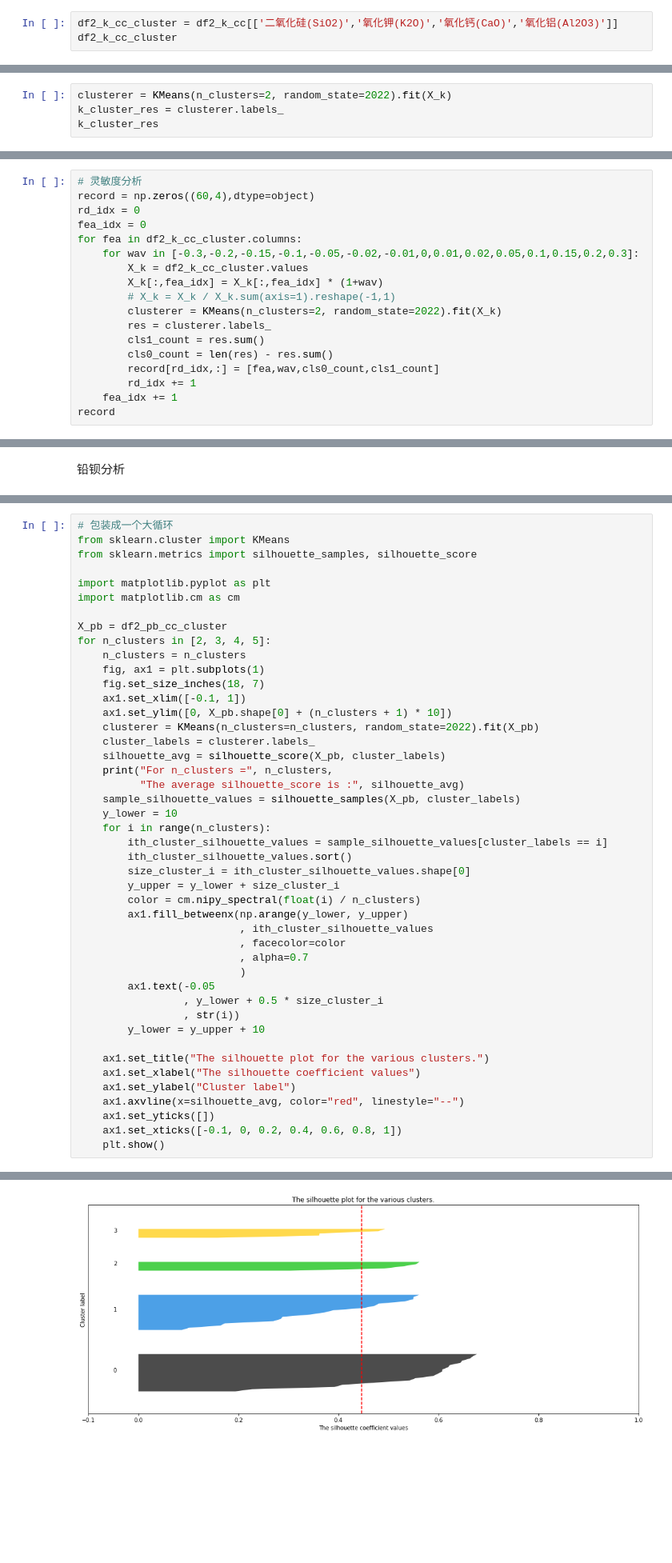
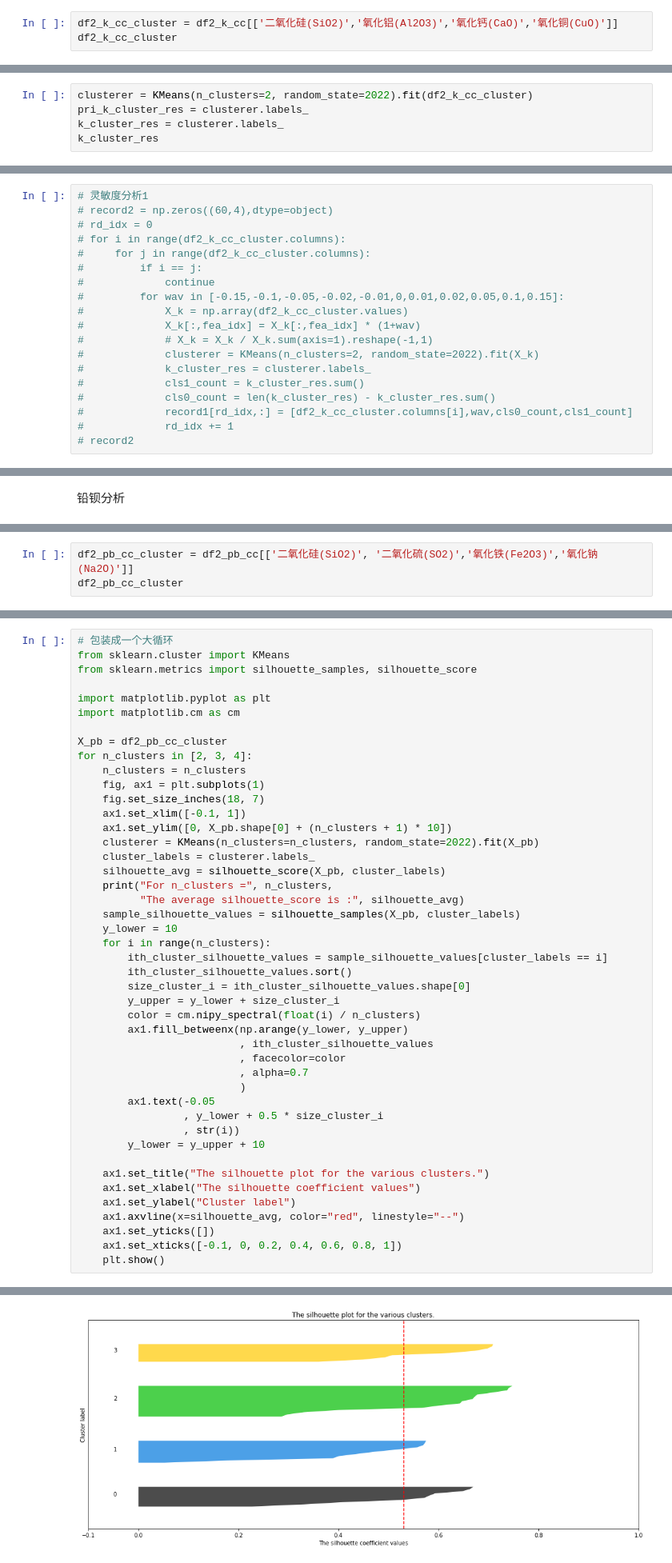
Before and after one commit to SunDocker/MCM, a Jupyter notebook: 2022C/question2.ipynb, the cells around one changed output, grey strips where cells are left out. Shown at 80% size. Drawn from its saved outputs; the diff is of its cells as text; blank space fills up the shorter version.

```diff
--- a/2022C/question2.ipynb
+++ b/2022C/question2.ipynb
@@ -265,4 +283,4 @@ dtype: float64
 # %%
-df2_k_cc_cluster = df2_k_cc[['二氧化硅(SiO2)','氧化钾(K2O)','氧化钙(CaO)','氧化铝(Al2O3)']]
+df2_k_cc_cluster = df2_k_cc[['二氧化硅(SiO2)','氧化铝(Al2O3)','氧化钙(CaO)','氧化铜(CuO)']]
 df2_k_cc_cluster
 # %% [output]
@@ -338,5 +356,6 @@ For n_clusters = 4 The average silhouette_score is : 0.5880581092458899
 # %%
-clusterer = KMeans(n_clusters=2, random_state=2022).fit(X_k)
+clusterer = KMeans(n_clusters=2, random_state=2022).fit(df2_k_cc_cluster)
+pri_k_cluster_res = clusterer.labels_
 k_cluster_res = clusterer.labels_
 k_cluster_res
 # %% [output]
@@ -374,18 +460,19 @@ ValueError: If using all scalar values, you must pass an index
 # %%
-# 灵敏度分析
-record = np.zeros((60,4),dtype=object)
-rd_idx = 0
-fea_idx = 0
-for fea in df2_k_cc_cluster.columns:
-    for wav in [-0.3,-0.2,-0.15,-0.1,-0.05,-0.02,-0.01,0,0.01,0.02,0.05,0.1,0.15,0.2,0.3]:
-        X_k = df2_k_cc_cluster.values
-        X_k[:,fea_idx] = X_k[:,fea_idx] * (1+wav)
-        # X_k = X_k / X_k.sum(axis=1).reshape(-1,1)
-        clusterer = KMeans(n_clusters=2, random_state=2022).fit(X_k)
-        res = clusterer.labels_
-        cls1_count = res.sum()
-        cls0_count = len(res) - res.sum()
-        record[rd_idx,:] = [fea,wav,cls0_count,cls1_count]
-        rd_idx += 1
-    fea_idx += 1
-record
+# 灵敏度分析1
+# record2 = np.zeros((60,4),dtype=object)
+# rd_idx = 0
+# for i in range(df2_k_cc_cluster.columns):
+#     for j in range(df2_k_cc_cluster.columns):
+#         if i == j:
+#             continue
+#         for wav in [-0.15,-0.1,-0.05,-0.02,-0.01,0,0.01,0.02,0.05,0.1,0.15]:
+#             X_k = np.array(df2_k_cc_cluster.values)
+#             X_k[:,fea_idx] = X_k[:,fea_idx] * (1+wav)
+#             # X_k = X_k / X_k.sum(axis=1).reshape(-1,1)
+#             clusterer = KMeans(n_clusters=2, random_state=2022).fit(X_k)
+#             k_cluster_res = clusterer.labels_
+#             cls1_count = k_cluster_res.sum()
+#             cls0_count = len(k_cluster_res) - k_cluster_res.sum()
+#             record1[rd_idx,:] = [df2_k_cc_cluster.columns[i],wav,cls0_count,cls1_count]
+#             rd_idx += 1
+# record2
@@ -519,0 +584,3 @@ df2_pb_cc_cluster
+# %%
+df2_pb_cc_cluster = df2_pb_cc[['二氧化硅(SiO2)', '二氧化硫(SO2)','氧化铁(Fe2O3)','氧化钠(Na2O)']]
+df2_pb_cc_cluster
@@ -526,7 +611,7 @@ import matplotlib.pyplot as plt
 import matplotlib.cm as cm
 
 X_pb = df2_pb_cc_cluster
-for n_clusters in [2, 3, 4, 5]:
+for n_clusters in [2, 3, 4]:
     n_clusters = n_clusters
     fig, ax1 = plt.subplots(1)
     fig.set_size_inches(18, 7)
@@ -571 +656 @@ For n_clusters = 4 The average silhouette_score is : 0.4467282457324972
-[figure, old version]
+[figure, new version]
```
Also changed, not shown: parts of 15 cells of this notebook, 5 other files.
